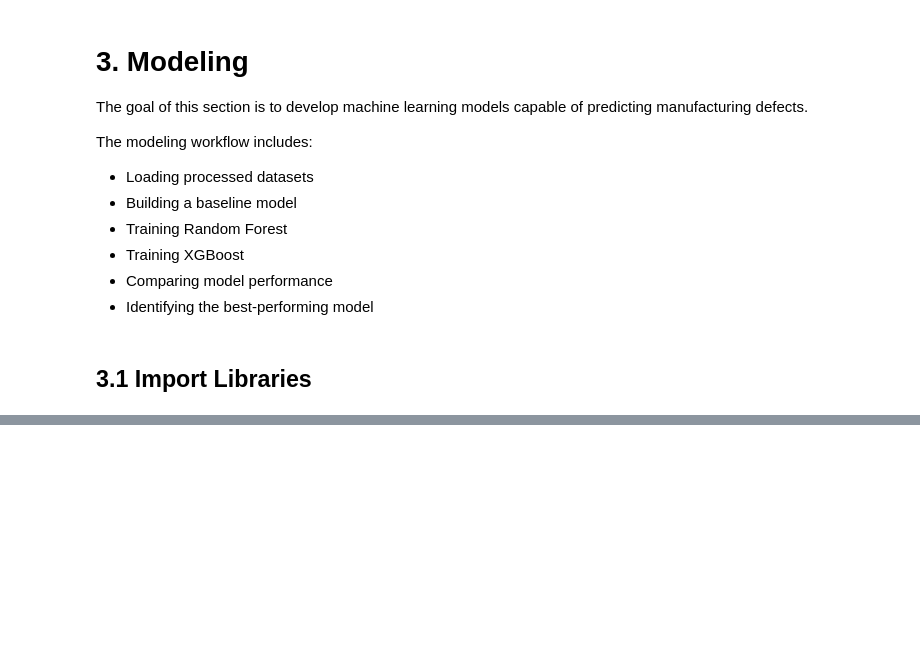
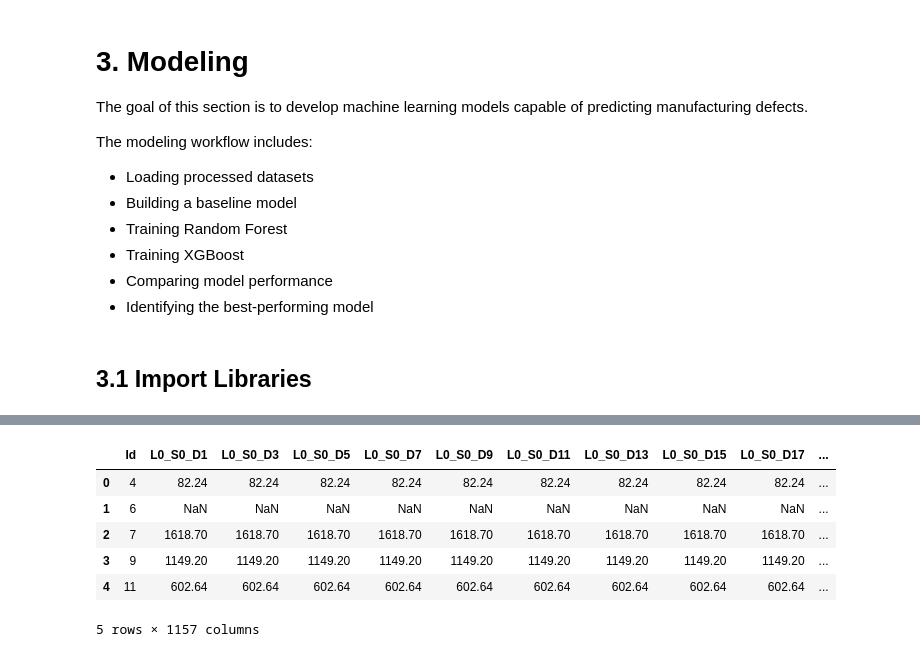
Before and after one commit to jung-han-lee/bosch-defect-prediction, a Jupyter notebook: 2. Notebook/03_Modeling.ipynb, the cells around one changed output, grey strips where cells are left out. Drawn from its saved outputs; the diff is of its cells as text; code cells hidden in the pictures; blank space fills up the shorter version.

```diff
--- a/2. Notebook/03_Modeling.ipynb
+++ b/2. Notebook/03_Modeling.ipynb
@@ -305,0 +317,12 @@ In the next notebook:
+# %%
+date = pd.read_csv("../1. Data/raw/train_date.csv")
+
+date.head()
+# %% [output]
+|  | Id | L0_S0_D1 | L0_S0_D3 | L0_S0_D5 | L0_S0_D7 | L0_S0_D9 | L0_S0_D11 | L0_S0_D13 | L0_S0_D15 | L0_S0_D17 | ... |
+| 0 | 4 | 82.24 | 82.24 | 82.24 | 82.24 | 82.24 | 82.24 | 82.24 | 82.24 | 82.24 | ... |
+| 1 | 6 | NaN | NaN | NaN | NaN | NaN | NaN | NaN | NaN | NaN | ... |
+| 2 | 7 | 1618.70 | 1618.70 | 1618.70 | 1618.70 | 1618.70 | 1618.70 | 1618.70 | 1618.70 | 1618.70 | ... |
+| 3 | 9 | 1149.20 | 1149.20 | 1149.20 | 1149.20 | 1149.20 | 1149.20 | 1149.20 | 1149.20 | 1149.20 | ... |
+| 4 | 11 | 602.64 | 602.64 | 602.64 | 602.64 | 602.64 | 602.64 | 602.64 | 602.64 | 602.64 | ... |
+5 rows × 1157 columns
```
Also changed, not shown: parts of 80 cells of this notebook, 9 other files.
